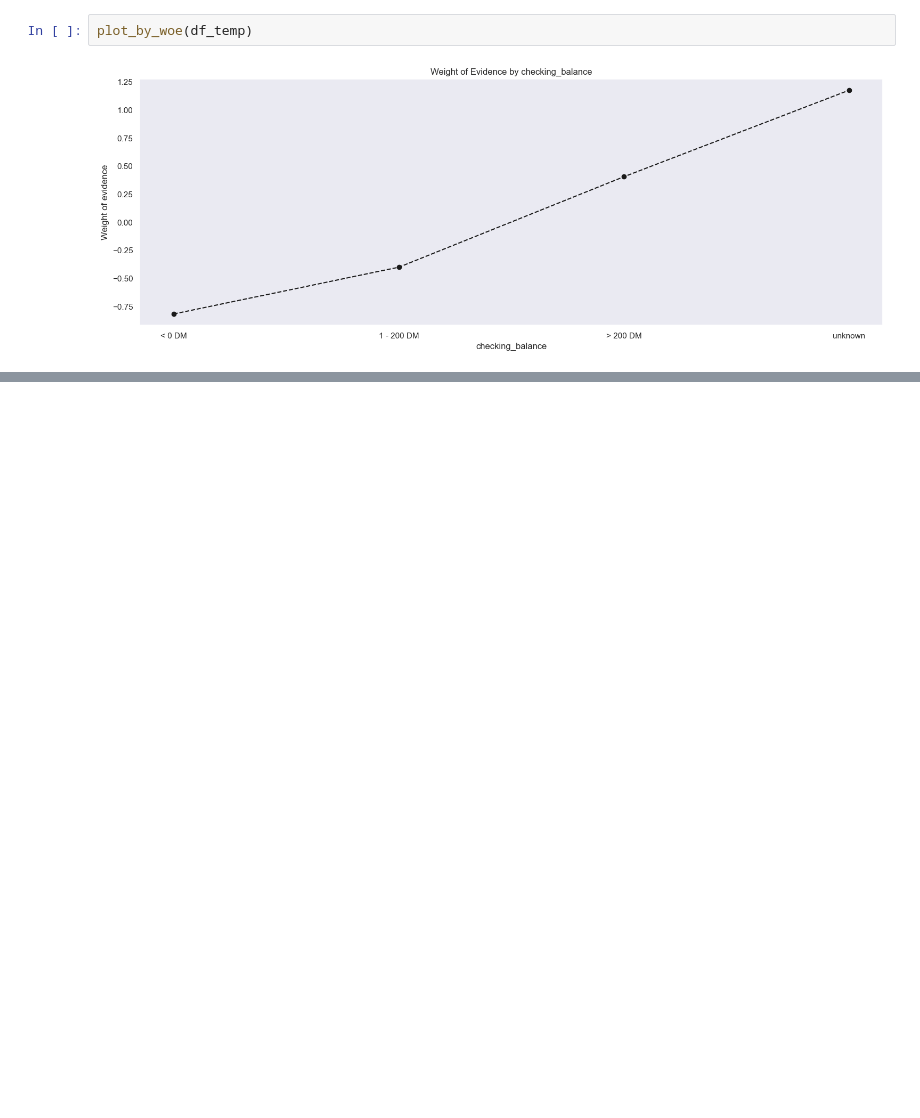
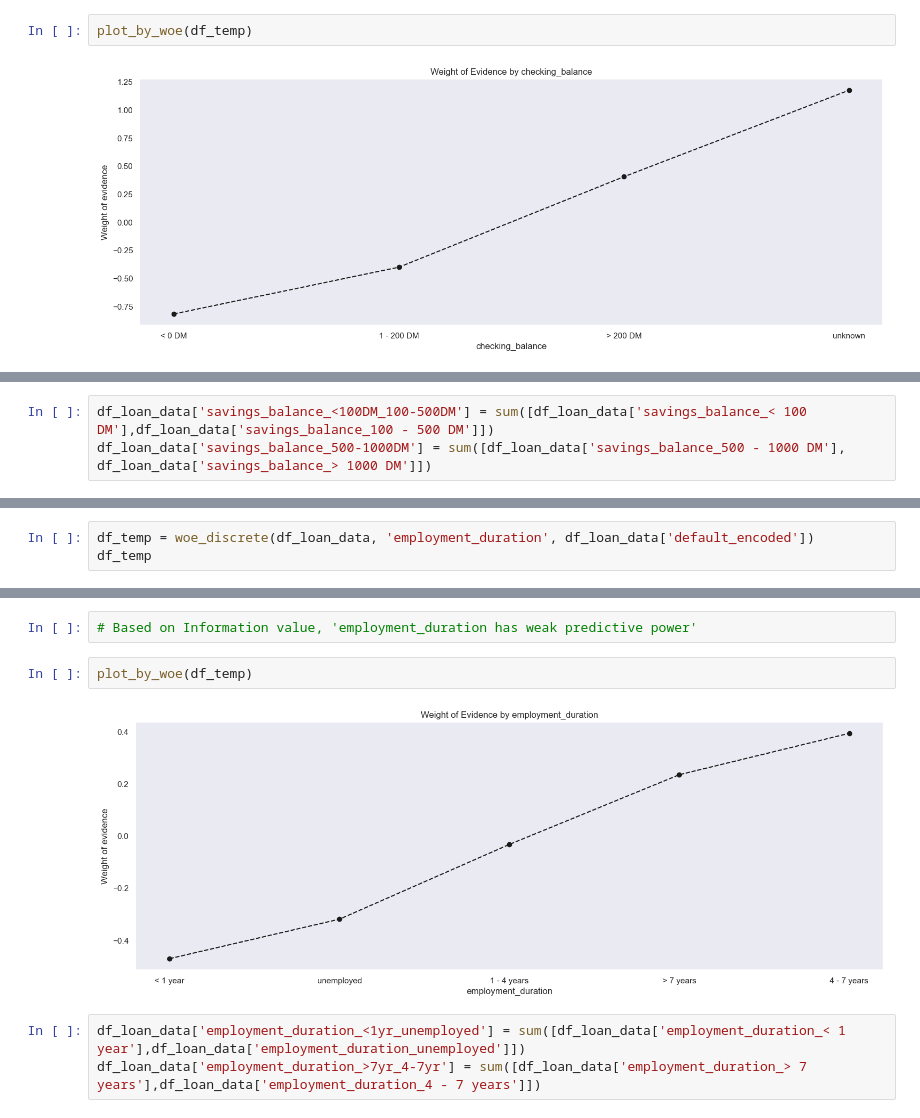
Before and after one commit to sumanpaudel1997/Credit-Risk-Modeling-in-Python, a Jupyter notebook: german credit risk.ipynb, the cells around one changed output, grey strips where cells are left out. Saved outputs shown, nothing was run; the diff lists cells and outputs as text; blank space fills up the shorter version.

```diff
--- a/german credit risk.ipynb
+++ b/german credit risk.ipynb
@@ -248,0 +321,3 @@ plot_by_woe(df_temp)
+# %%
+df_loan_data['savings_balance_<100DM_100-500DM'] = sum([df_loan_data['savings_balance_< 100 DM'],df_loan_data['savings_balance_100 - 500 DM']])
+df_loan_data['savings_balance_500-1000DM'] = sum([df_loan_data['savings_balance_500 - 1000 DM'], df_loan_data['savings_balance_> 1000 DM']])
@@ -248,0 +331,3 @@ plot_by_woe(df_temp)
+# %%
+df_temp = woe_discrete(df_loan_data, 'employment_duration', df_loan_data['default_encoded'])
+df_temp
@@ -248,0 +341,9 @@ plot_by_woe(df_temp)
+# %%
+# Based on Information value, 'employment_duration has weak predictive power'
+# %%
+plot_by_woe(df_temp)
+# %% [output]
+[figure, added]
+# %%
+df_loan_data['employment_duration_<1yr_unemployed'] = sum([df_loan_data['employment_duration_< 1 year'],df_loan_data['employment_duration_unemployed']])
+df_loan_data['employment_duration_>7yr_4-7yr'] = sum([df_loan_data['employment_duration_> 7 years'],df_loan_data['employment_duration_4 - 7 years']])
```
Also changed, not shown: parts of 19 cells of this notebook.
